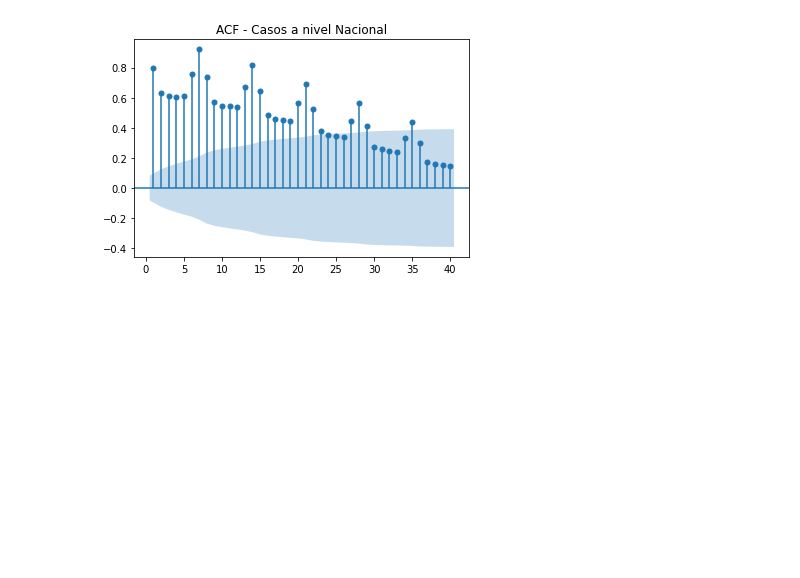
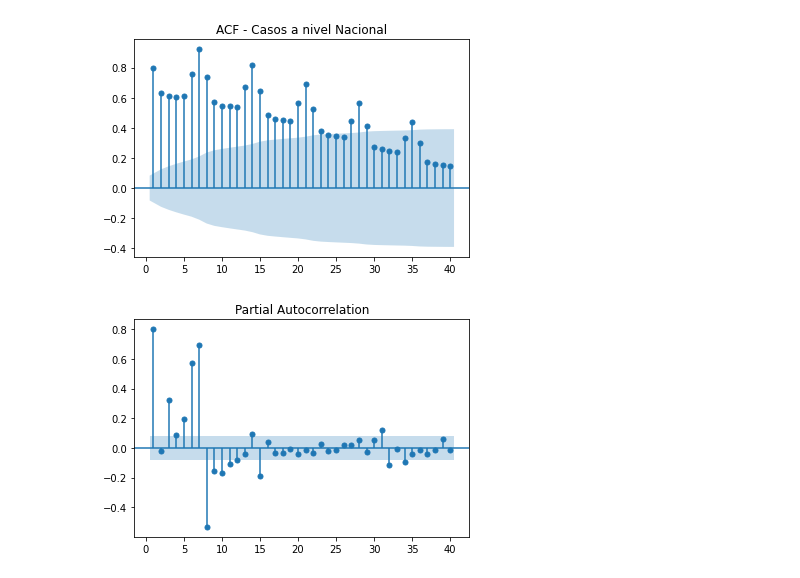
Before and after one commit to artthuro6/Covid-19, a Jupyter notebook: notebooks/Analisis/Analisis de los Datos Covid.ipynb, the cells around one changed output. Saved outputs shown, nothing was run; the diff lists cells and outputs as text; code cells hidden in the pictures; blank space fills up the shorter version.

```diff
--- a/notebooks/Analisis/Analisis de los Datos Covid.ipynb
+++ b/notebooks/Analisis/Analisis de los Datos Covid.ipynb
@@ -203,5 +203,5 @@ acom = list(it.accumulate(df_acom['Nacional']))
 # %%
-df_acom['Acomulados'] = list(it.accumulate(df_acom['Nacional']))
+data_acomulated['Acomulados'] = list(it.accumulate(data_acomulated['Nacional']))
 # %% [output]
 A value is trying to be set on a copy of a slice from a DataFrame.
 Try using .loc[row_indexer,col_indexer] = value instead
@@ -244,3 +236,3 @@ dtf.head(3)
 # %%
-data = pd.concat([dtf, df_acom.Acomulados], axis=1)
+data_complete = pd.concat([data_structured, data_acomulated.Acomulados], axis=1)
 # %%
@@ -304,10 +298,10 @@ plt.show()
 # %%
 from statsmodels.tsa.filters.hp_filter import hpfilter
 # %%
-cycle_cases, trend_cases = hpfilter( data['Nacional'] ,lamb=1600)
+cycle_cases, trend_cases = hpfilter( data_complete['Nacional'] ,lamb=1600)
 # %%
-data['Trend'] = trend_cases
-data.head(3)
+data_complete['Trend'] = trend_cases
+data_complete.head(3)
 # %% [output]
 |  | AGUASCALIENTES | BAJA CALIFORNIA | BAJA CALIFORNIA SUR | CAMPECHE | CHIAPAS | CHIHUAHUA | DISTRITO FEDERAL | ... |
 | 2020-02-18 | 0 | 0 | 0 | 0 | 0 | 0 | 0 | ... |
@@ -335,3 +331,11 @@ plt.title('ACF - Casos a nivel Nacional')
 plt.show()
 # %% [output]
 [figure]
+# %%
+sgt.plot_pacf(data_complete['Nacional'],
+             lags=40,
+             zero=False)
+
+plt.show()
+# %% [output]
+[figure, added]
```
Also changed, not shown: parts of 34 cells of this notebook, 1 other file.
